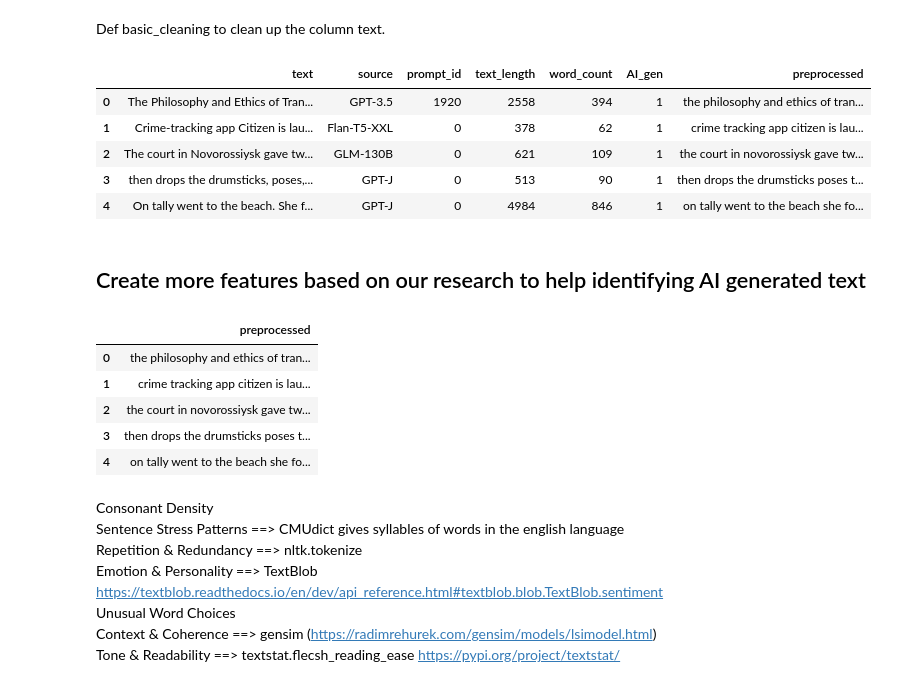
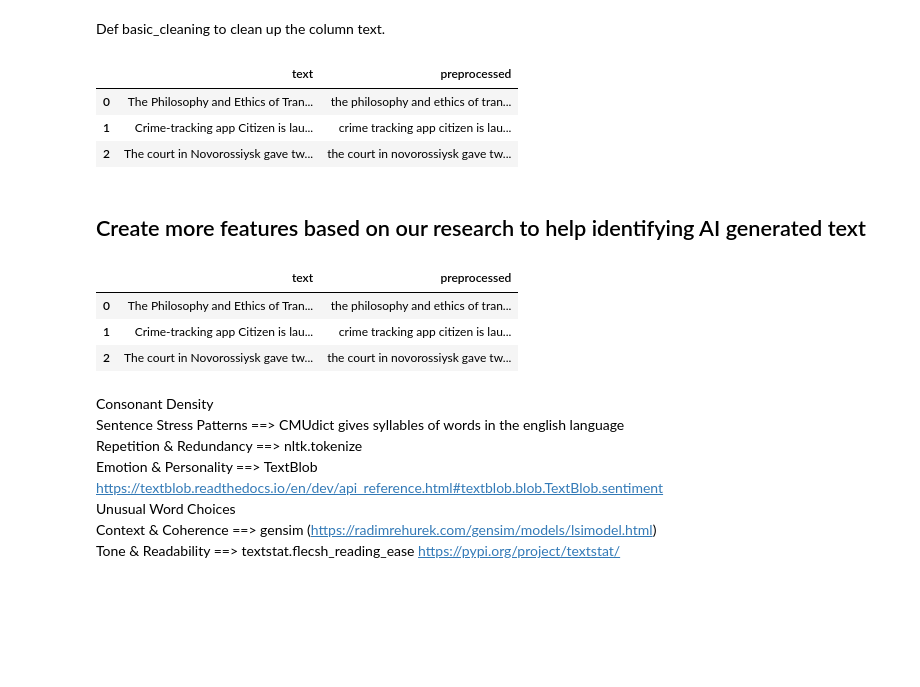
Before and after one commit to nghia95/fake-data-detector, a Jupyter notebook: notebooks/Roma_exploratory.ipynb, the cells around one changed output. Drawn from its saved outputs; the diff is of its cells as text; code cells hidden in the pictures; blank space fills up the shorter version.

```diff
--- a/notebooks/Roma_exploratory.ipynb
+++ b/notebooks/Roma_exploratory.ipynb
@@ -129,7 +129,7 @@ Note: you may need to restart the kernel to use updated packages.
 ## Create feature and target to work with. <br>
 X will be data["preprocessed"] and y will be data["AI_gen"]
 # %%
-X=pd.DataFrame(data, columns = ["text","preprocessed"])
+X=pd.DataFrame(data["text"])
 y=data["AI_gen"]
 # %%
 print(X.shape)
@@ -159,26 +159,22 @@ def basic_cleaning(x):
 
     return x
 # %%
-data["preprocessed"] = data["text"].apply(lambda x: basic_cleaning(x))
-data.head()
+X["preprocessed"] = X["text"].apply(lambda x: basic_cleaning(x))
+X.head()
 # %% [output]
-|  | text | source | prompt_id | text_length | word_count | AI_gen | preprocessed |
-| 0 | The Philosophy and Ethics of Tran... | GPT-3.5 | 1920 | 2558 | 394 | 1 | the philosophy and ethics of tran... |
-| 1 | Crime-tracking app Citizen is lau... | Flan-T5-XXL | 0 | 378 | 62 | 1 | crime tracking app citizen is lau... |
-| 2 | The court in Novorossiysk gave tw... | GLM-130B | 0 | 621 | 109 | 1 | the court in novorossiysk gave tw... |
-| 3 | then drops the drumsticks, poses,... | GPT-J | 0 | 513 | 90 | 1 | then drops the drumsticks poses t... |
-| 4 | On tally went to the beach. She f... | GPT-J | 0 | 4984 | 846 | 1 | on tally went to the beach she fo... |
+|  | text | preprocessed |
+| 0 | The Philosophy and Ethics of Tran... | the philosophy and ethics of tran... |
+| 1 | Crime-tracking app Citizen is lau... | crime tracking app citizen is lau... |
+| 2 | The court in Novorossiysk gave tw... | the court in novorossiysk gave tw... |
 # %% [markdown]
 ## Create more features based on our research to help identifying AI generated text
 # %%
 X.head()
 # %% [output]
-|  | preprocessed |
-| 0 | the philosophy and ethics of tran... |
-| 1 | crime tracking app citizen is lau... |
-| 2 | the court in novorossiysk gave tw... |
-| 3 | then drops the drumsticks poses t... |
-| 4 | on tally went to the beach she fo... |
+|  | text | preprocessed |
+| 0 | The Philosophy and Ethics of Tran... | the philosophy and ethics of tran... |
+| 1 | Crime-tracking app Citizen is lau... | crime tracking app citizen is lau... |
+| 2 | The court in Novorossiysk gave tw... | the court in novorossiysk gave tw... |
 # %% [markdown]
 Consonant Density <br>
 Sentence Stress Patterns	==> CMUdict gives syllables of words in the english language <br>
```
Also changed, not shown: parts of 10 cells of this notebook, 1 other file.
